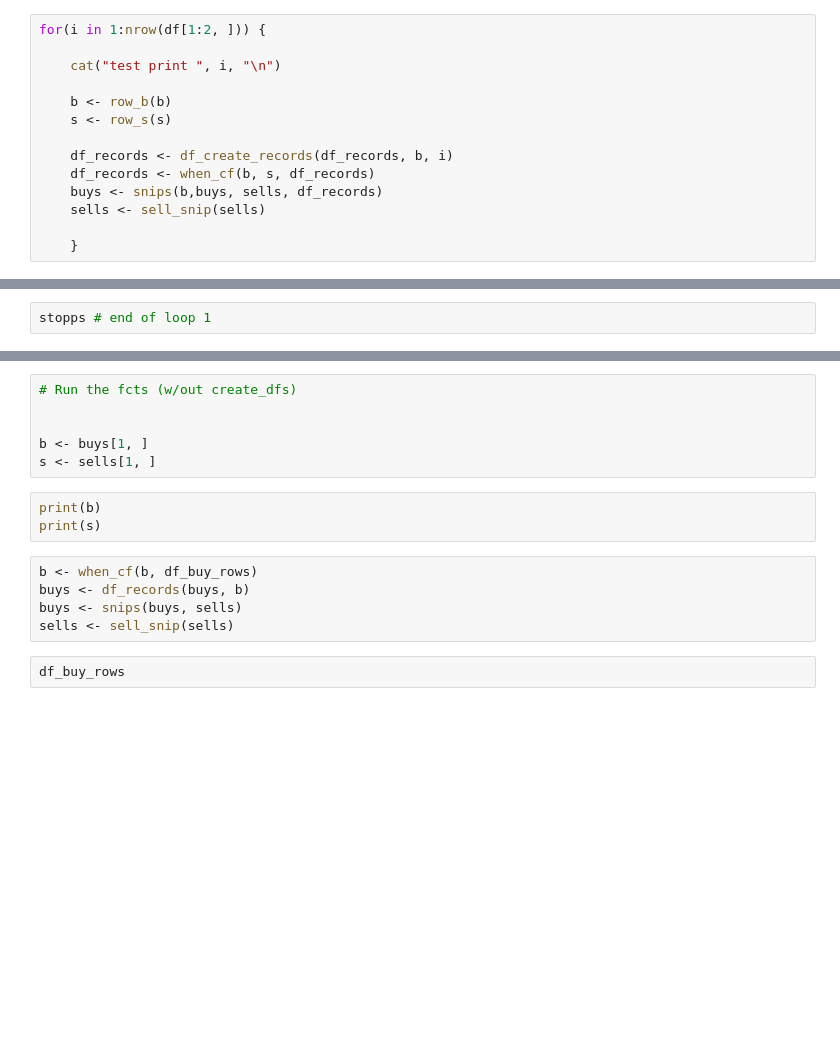
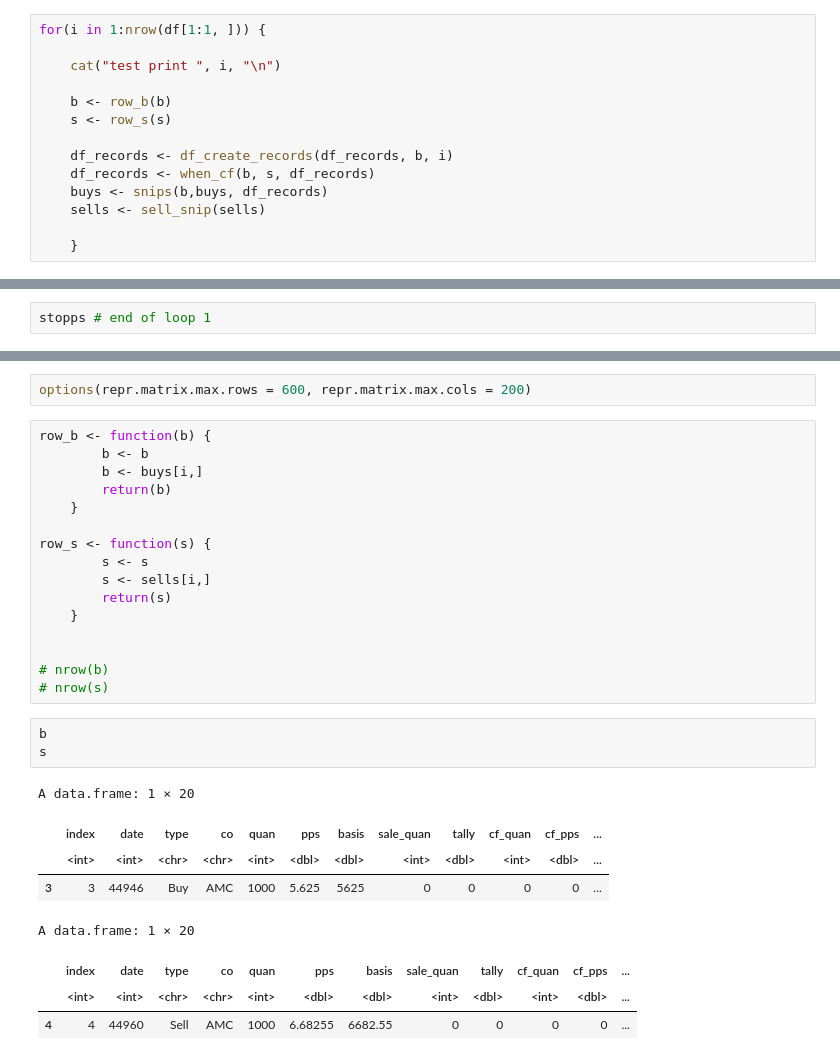
Before and after one commit to GrayCoHub/fifo_by_rows, a Jupyter notebook: fifo_rows.ipynb, the cells around one changed output, grey strips where cells are left out. Saved outputs shown, nothing was run; the diff lists cells and outputs as text; blank space fills up the shorter version.

```diff
--- a/fifo_rows.ipynb
+++ b/fifo_rows.ipynb
@@ -409,5 +449,5 @@ sells <- dfs$sells
 # %%
-for(i in 1:nrow(df[1:2, ])) {
+for(i in 1:nrow(df[1:1, ])) {
 
     cat("test print ", i, "\n")
 
@@ -416,7 +456,7 @@ for(i in 1:nrow(df[1:2, ])) {
 
     df_records <- df_create_records(df_records, b, i)
     df_records <- when_cf(b, s, df_records)
-    buys <- snips(b,buys, sells, df_records)
+    buys <- snips(b,buys, df_records)
     sells <- sell_snip(sells)
 
     }
@@ -459,16 +476,30 @@ head(sells, 3)
-# %%
-# Run the fcts (w/out create_dfs)
-
-
-b <- buys[1, ]
-s <- sells[1, ]
-# %%
-print(b)
-print(s)
-# %%
-b <- when_cf(b, df_buy_rows)
-buys <- df_records(buys, b)
-buys <- snips(buys, sells)
-sells <- sell_snip(sells)
-# %%
-df_buy_rows
+# %%
+options(repr.matrix.max.rows = 600, repr.matrix.max.cols = 200)
+# %%
+row_b <- function(b) {
+        b <- b
+        b <- buys[i,]
+        return(b)
+    }
+
+row_s <- function(s) {
+        s <- s
+        s <- sells[i,]
+        return(s)
+    }
+
+
+# nrow(b)
+# nrow(s)
+# %%
+b
+s
+# %% [output]
+A data.frame: 1 × 20
+|  | index | date | type | co | quan | pps | basis | sale_quan | tally | cf_quan | cf_pps | ... |
+|  | <int> | <int> | <chr> | <chr> | <int> | <dbl> | <dbl> | <int> | <dbl> | <int> | <dbl> | ... |
+| 3 | 3 | 44946 | Buy | AMC | 1000 | 5.625 | 5625 | 0 | 0 | 0 | 0 | ... |
+A data.frame: 1 × 20
+|  | index | date | type | co | quan | pps | basis | sale_quan | tally | cf_quan | cf_pps | ... |
+|  | <int> | <int> | <chr> | <chr> | <int> | <dbl> | <dbl> | <int> | <dbl> | <int> | <dbl> | ... |
+| 4 | 4 | 44960 | Sell | AMC | 1000 | 6.68255 | 6682.55 | 0 | 0 | 0 | 0 | ... |
```
Also changed, not shown: parts of 26 cells of this notebook.
